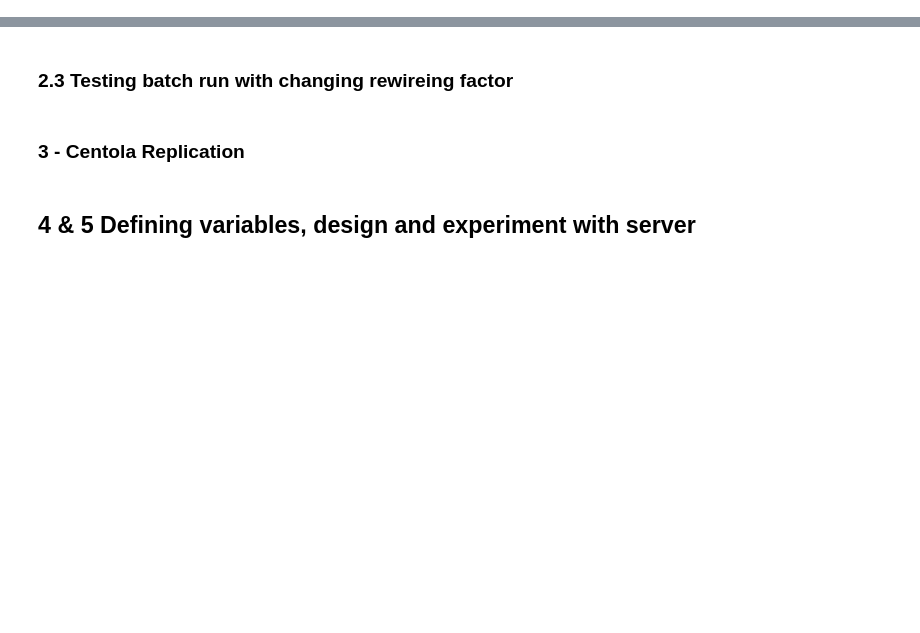
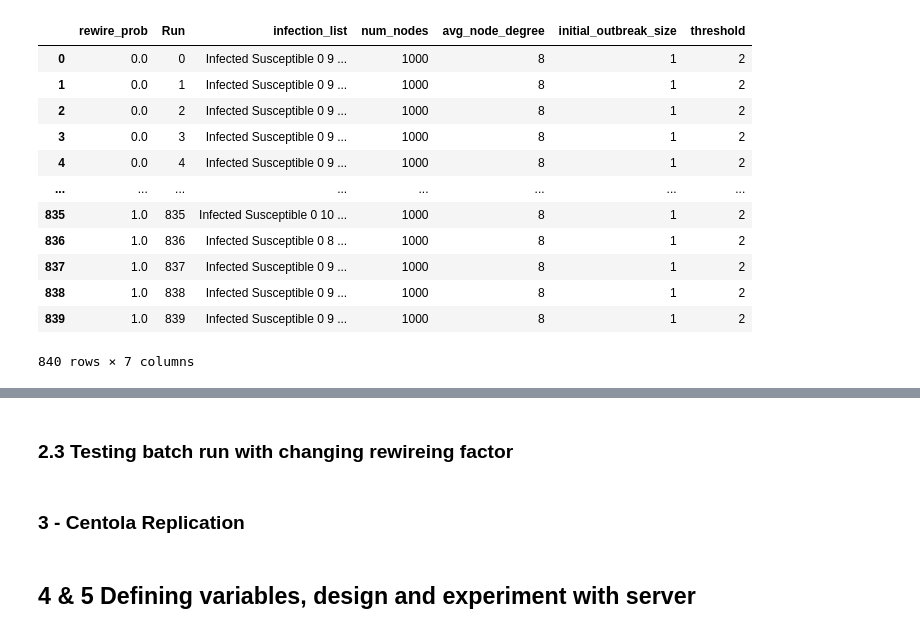
Before and after one commit to jiajia20/mesa-vis, a Jupyter notebook: Complex contagion/BaseModel.ipynb, the cells around one changed output, grey strips where cells are left out. Drawn from its saved outputs; the diff is of its cells as text; code cells hidden in the pictures; blank space fills up the shorter version.

```diff
--- a/Complex contagion/BaseModel.ipynb
+++ b/Complex contagion/BaseModel.ipynb
@@ -103,2 +114,18 @@ run_data = batch_run.get_model_vars_dataframe()
+# %%
+run_data
+# %% [output]
+|  | rewire_prob | Run | infection_list | num_nodes | avg_node_degree | initial_outbreak_size | threshold |
+| 0 | 0.0 | 0 | Infected Susceptible 0 9 ... | 1000 | 8 | 1 | 2 |
+| 1 | 0.0 | 1 | Infected Susceptible 0 9 ... | 1000 | 8 | 1 | 2 |
+| 2 | 0.0 | 2 | Infected Susceptible 0 9 ... | 1000 | 8 | 1 | 2 |
+| 3 | 0.0 | 3 | Infected Susceptible 0 9 ... | 1000 | 8 | 1 | 2 |
+| 4 | 0.0 | 4 | Infected Susceptible 0 9 ... | 1000 | 8 | 1 | 2 |
+| ... | ... | ... | ... | ... | ... | ... | ... |
+| 835 | 1.0 | 835 | Infected Susceptible 0 10 ... | 1000 | 8 | 1 | 2 |
+| 836 | 1.0 | 836 | Infected Susceptible 0 8 ... | 1000 | 8 | 1 | 2 |
+| 837 | 1.0 | 837 | Infected Susceptible 0 9 ... | 1000 | 8 | 1 | 2 |
+| 838 | 1.0 | 838 | Infected Susceptible 0 9 ... | 1000 | 8 | 1 | 2 |
+| 839 | 1.0 | 839 | Infected Susceptible 0 9 ... | 1000 | 8 | 1 | 2 |
+840 rows × 7 columns
 # %%
 import matplotlib.pyplot as plt
```
Also changed, not shown: parts of 12 cells of this notebook, 4 other files.
